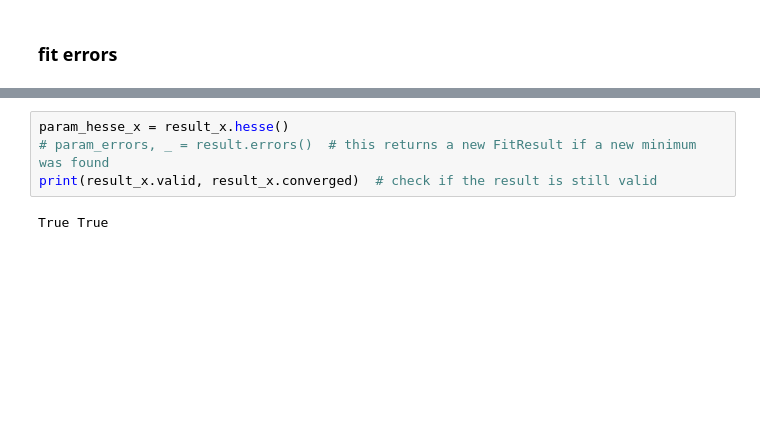
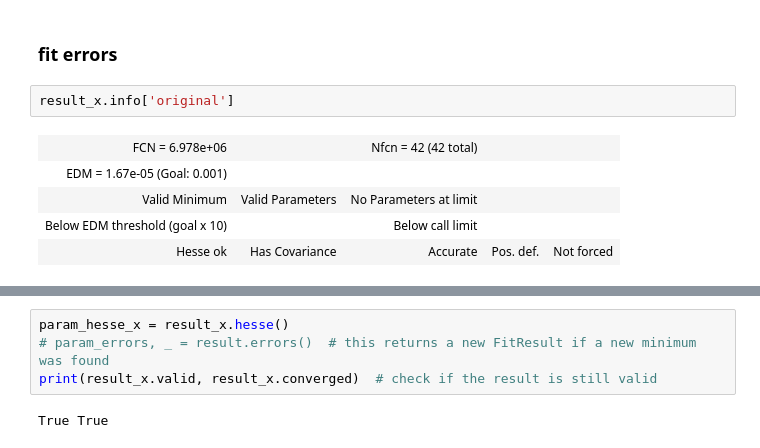
Before and after one commit to depot-hep/idao-2021, a Jupyter notebook: data_studies/fittin.ipynb, the cells around one changed output, grey strips where cells are left out. Saved outputs shown, nothing was run; the diff lists cells and outputs as text; blank space fills up the shorter version.

```diff
--- a/data_studies/fittin.ipynb
+++ b/data_studies/fittin.ipynb
@@ -252,3 +295,11 @@ plt.show()
 # %% [markdown]
 ### fit errors
+# %%
+result_x.info['original']
+# %% [output]
+| FCN = 6.978e+06 |  | Nfcn = 42 (42 total) |  |  |
+| EDM = 1.67e-05 (Goal: 0.001) |  |  |  |  |
+| Valid Minimum | Valid Parameters | No Parameters at limit |  |  |
+| Below EDM threshold (goal x 10) |  | Below call limit |  |  |
+| Hesse ok | Has Covariance | Accurate | Pos. def. | Not forced |
 # %%
```
Also changed, not shown: parts of 30 cells of this notebook, 4 other files.
